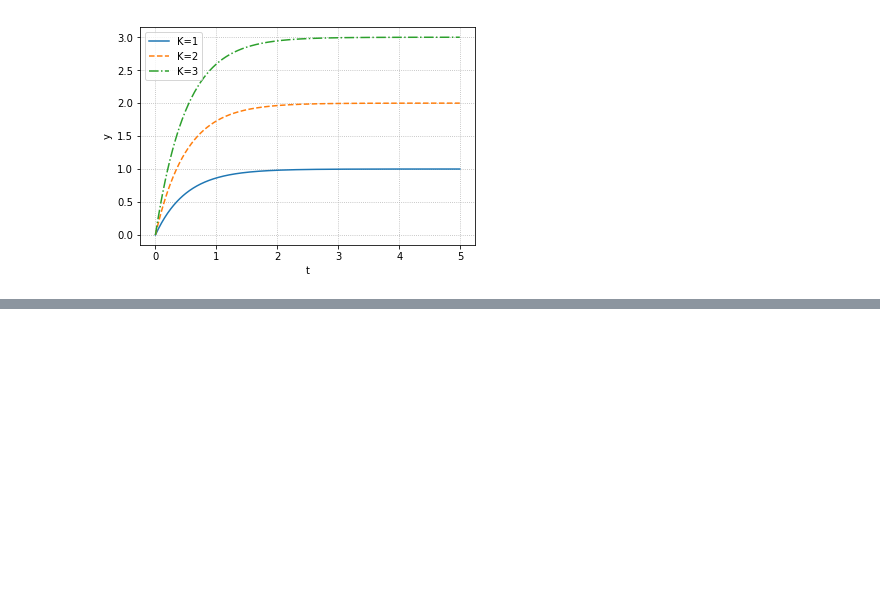
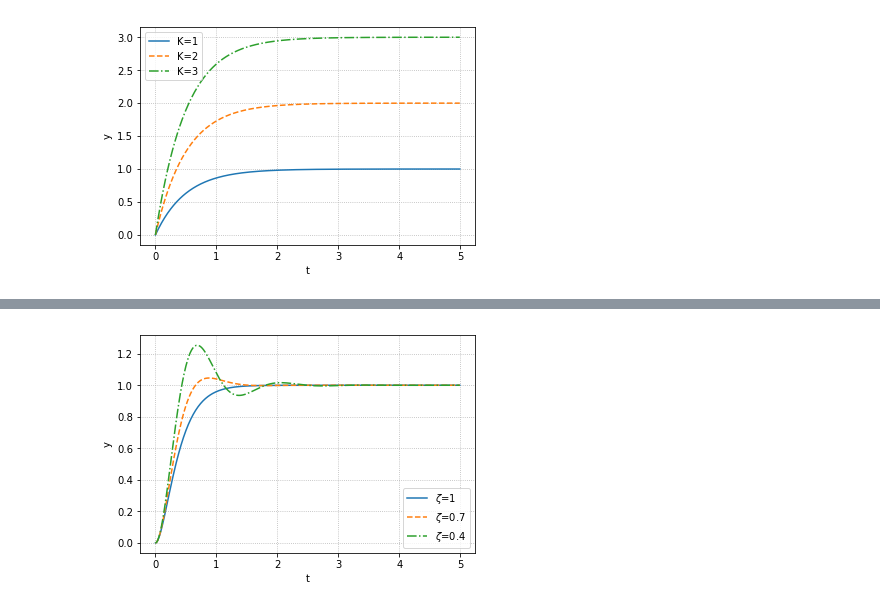
Before and after one commit to AsahiTsuruo/control_engineering, a Jupyter notebook: system_behavior.ipynb, the cells around one changed output, grey strips where cells are left out. Cells and saved outputs as stored; diff of their text form; code cells hidden in the pictures; blank space fills up the shorter version.

```diff
--- a/system_behavior.ipynb
+++ b/system_behavior.ipynb
@@ -74,0 +91,16 @@ ModuleNotFoundError: No module named 'sympy'
+# %%
+LS = linestyle_generator()
+fig, ax = plt.subplots()
+
+zeta = [1,0.7,0.4]
+omega_n = 5
+for i in range(len(zeta)):
+    P = tf([0, omega_n**2],[1, 2*zeta[i]*omega_n, omega_n**2])
+    y, t = step(P, np.arange(0,5,0.01))
+
+    pltargs = {"ls":next(LS)}
+    pltargs["label"] = "$\zeta$=" + str(zeta[i])
+    ax.plot(t,y,**pltargs)
+plot_set(ax, "t","y","best")
+# %% [output]
+[figure, added]
```
Also changed, not shown: parts of 10 cells of this notebook.
